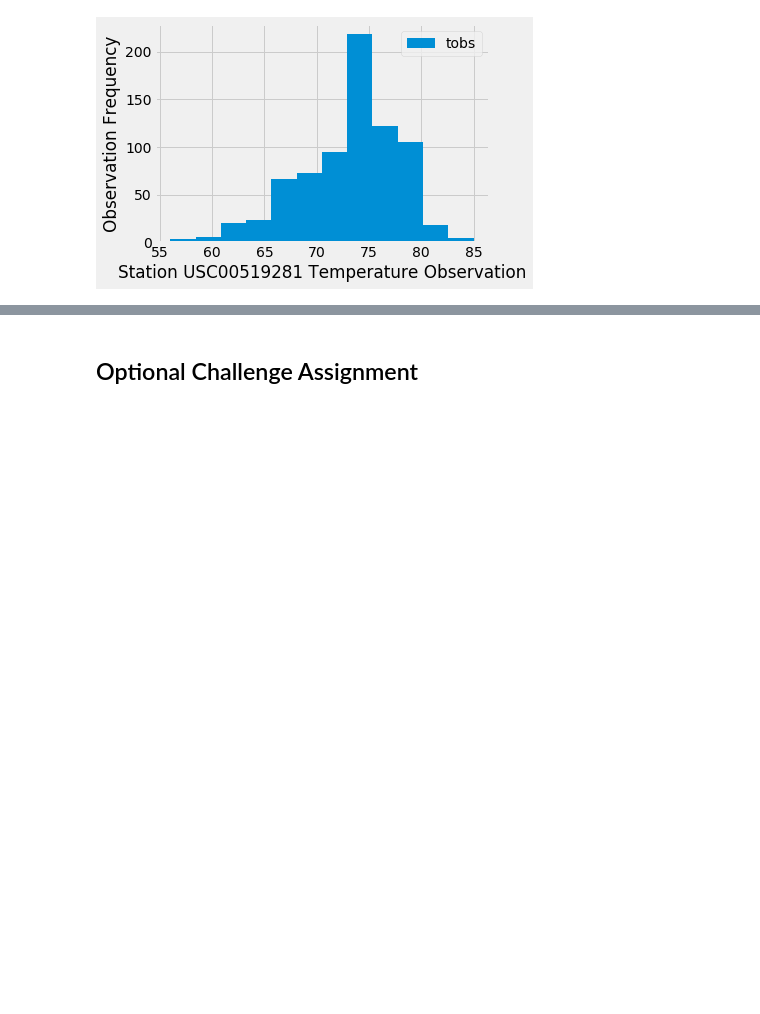
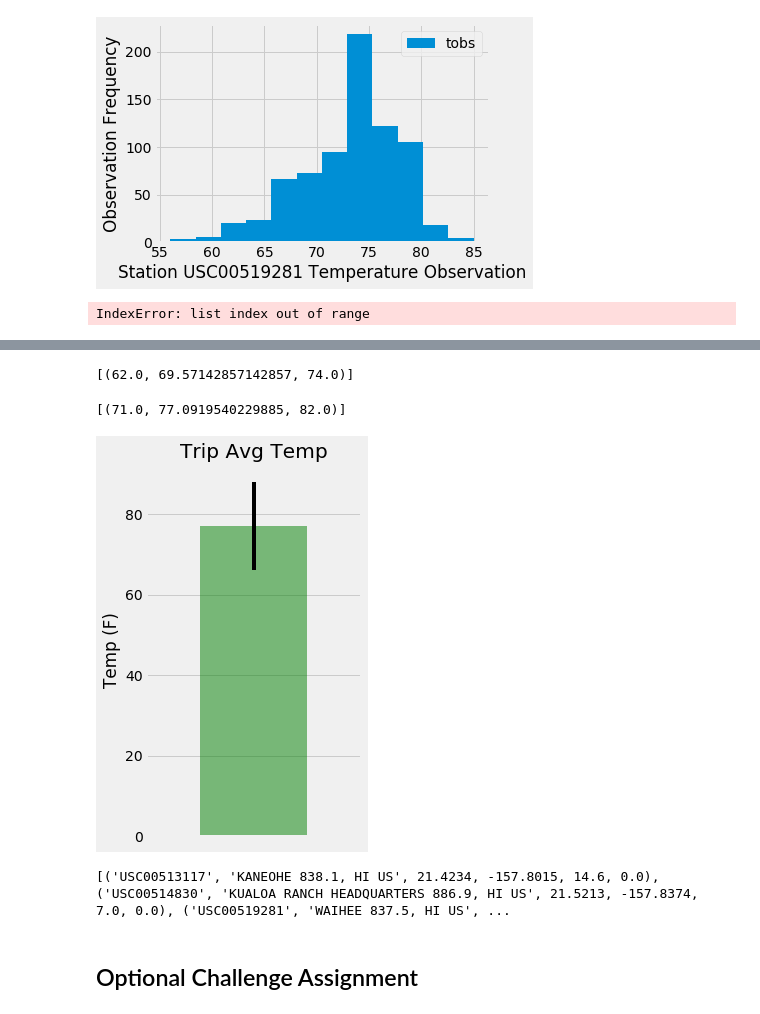
Before and after one commit to bshub6/SQL-Repository, a Jupyter notebook: climate_starter.ipynb, the cells around one changed output, grey strips where cells are left out. Drawn from its saved outputs; the diff is of its cells as text; code cells hidden in the pictures; blank space fills up the shorter version.

```diff
--- a/climate_starter.ipynb
+++ b/climate_starter.ipynb
@@ -25,7 +25,7 @@ from sqlalchemy.orm import Session
 from sqlalchemy import create_engine, func, inspect, desc
 # %%
 #Create the engine for the hawaii.sqlite db #I had to link the sqlite file to my desktop location otherwise I kept getting errors
-engine = create_engine("sqlite:///C:/Users/bdsan/Desktop/sqlalchemy challenge/sqlalchemy-challenge/Instructions/Resources/hawaii.sqlite", echo=False)
+engine = create_engine("sqlite:///Resources/hawaii.sqlite", echo=False)
 # Create our session (link) from Python to the DB
 session = Session(engine)
 inspector = inspect(engine)
@@ -212,8 +212,11 @@ plt.show()
 # %% [output]
 [figure]
 # %%
-# Using the station id from the previous query, calculate the lowest temperature recorded,
-# highest temperature recorded, and average temperature of the most active station?
+# Using the station id from the previous query, calculate the lowest temperature recorded, # highest temperature recorded, and average temperature of the most active station?
+temps = session.query(Measurement.station, func.max(Measurement.tobs), func.min(Measurement.tobs), func.avg(Measurement.tobs)).filter(Measurement.station =='USC00519281').all()
+print(f' For Station {temps[0][0]} the highest temp recorded was temp {[0][1]} degrees, the lowest temp recored was {temps[0][2]} degrees, and the average temp was {round(temps[0][3])}.')
+# %% [output]
+IndexError: list index out of range
 # %% [markdown]
 ![precipitation](Images/station-histogram.png)
 # %%
@@ -235,17 +238,56 @@ def calc_temps(start_date, end_date):
 
 # function usage example
 print(calc_temps('2012-02-28', '2012-03-05'))
+# %% [output]
+[(62.0, 69.57142857142857, 74.0)]
 # %%
 # Use your previous function `calc_temps` to calculate the tmin, tavg, and tmax
 # for your trip using the previous year's data for those same dates.
+trip = calc_temps('2016-07-01', '2016-07-14')
+trip
+# %% [output]
+[(71.0, 77.0919540229885, 82.0)]
 # %%
 # Plot the results from your previous query as a bar chart.
 # Use "Trip Avg Temp" as your Title
 # Use the average temperature for the y value
 # Use the peak-to-peak (tmax-tmin) value as the y error bar (yerr)
+trip_temp_df = pd.DataFrame(trip, columns=['tmin', 'tavg', 'tmax'])
+trip_temp_df.plot.bar(y='tavg', yerr=(trip_temp_df['tmax'] - trip_temp_df['tmin']), title='Trip Avg Temp', color='green', alpha=0.5, figsize=(4,6))
+plt.xticks(np.arange(1, 1.0))
+plt.ylabel("Temp (F)")
+plt.tight_layout()
+plt.gca().legend_.remove()
+plt.show()
+# %% [output]
+[figure, added]
 # %%
 # Calculate the total amount of rainfall per weather station for your trip dates using the previous year's matching dates.
 # Sort this in descending order by precipitation amount and list the station, name, latitude, longitude, and elevation
+def precipitation(start_date, end_date):
+
+
+    # """Precip information comes from the weather station.
+
+    #Args:date (str): A date string in the format '%y-%m-%d'
+
+    #Returns:A list of tuples containing the station name, latitude, longitude, and elevation, and precip amounts
+
+
+
+
+    sel = [Measurement.station,
+          Station.name,
+          Station.latitude,
+          Station.longitude,
+          Station.elevation,
+          Measurement.prcp]
+
+    return session.query(*sel).\
+            filter(Measurement.station == Station.station).filter(Measurement.date >= start_date).filter(Measurement.date <= end_date).group_by(Measurement.station).order_by(Measurement.prcp.desc()).all()
+print(precipitation('2016-07-01', '2016-07-14'))
+# %% [output]
+[('USC00513117', 'KANEOHE 838.1, HI US', 21.4234, -157.8015, 14.6, 0.0), ('USC00514830', 'KUALOA RANCH HEADQUARTERS 886.9, HI US', 21.5213, -157.8374, 7.0, 0.0), ('USC00519281', 'WAIHEE 837.5, HI US', ...
 # %% [markdown]
 ## Optional Challenge Assignment
 # %%
```
Also changed, not shown: parts of 1 cell of this notebook.
